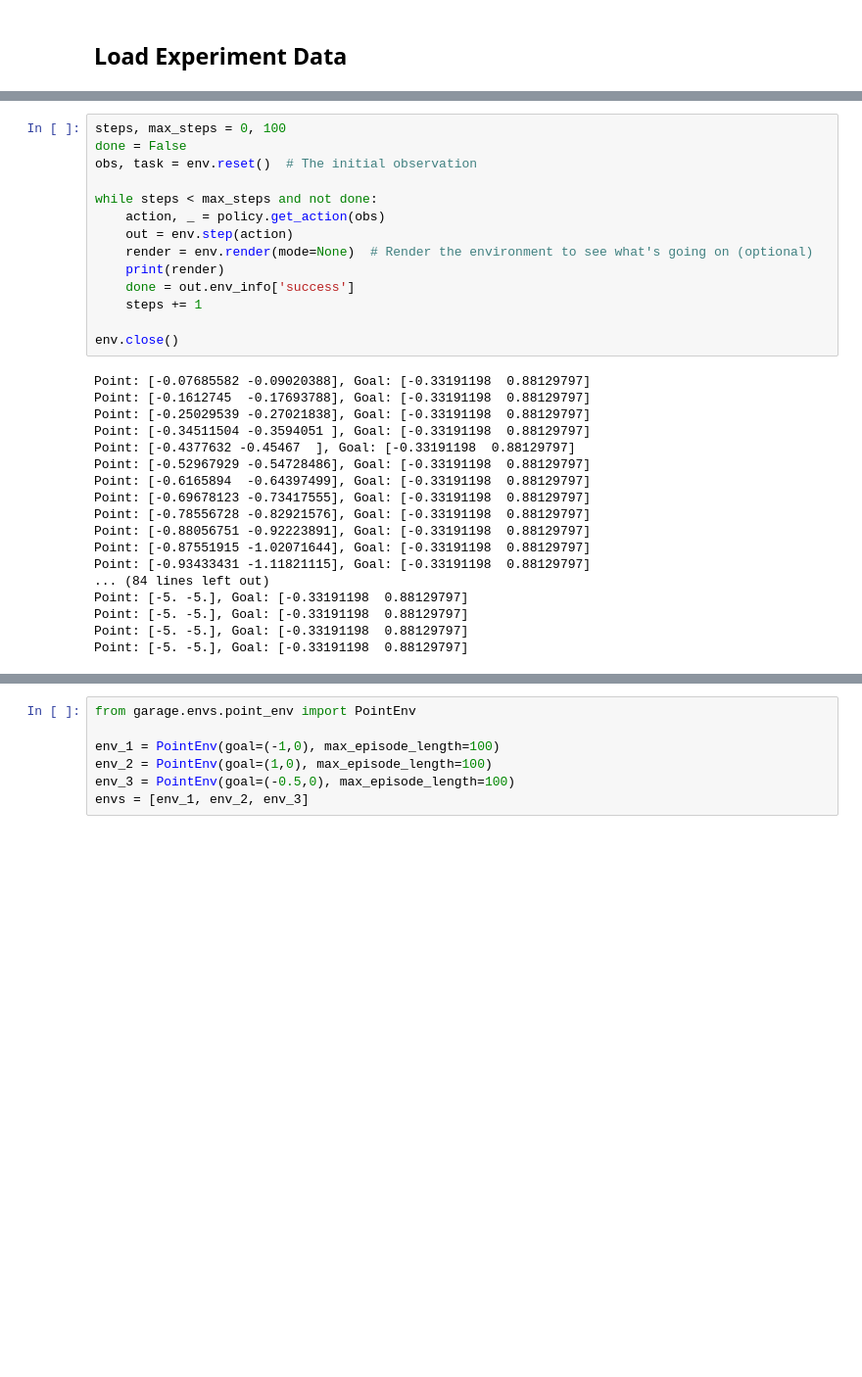
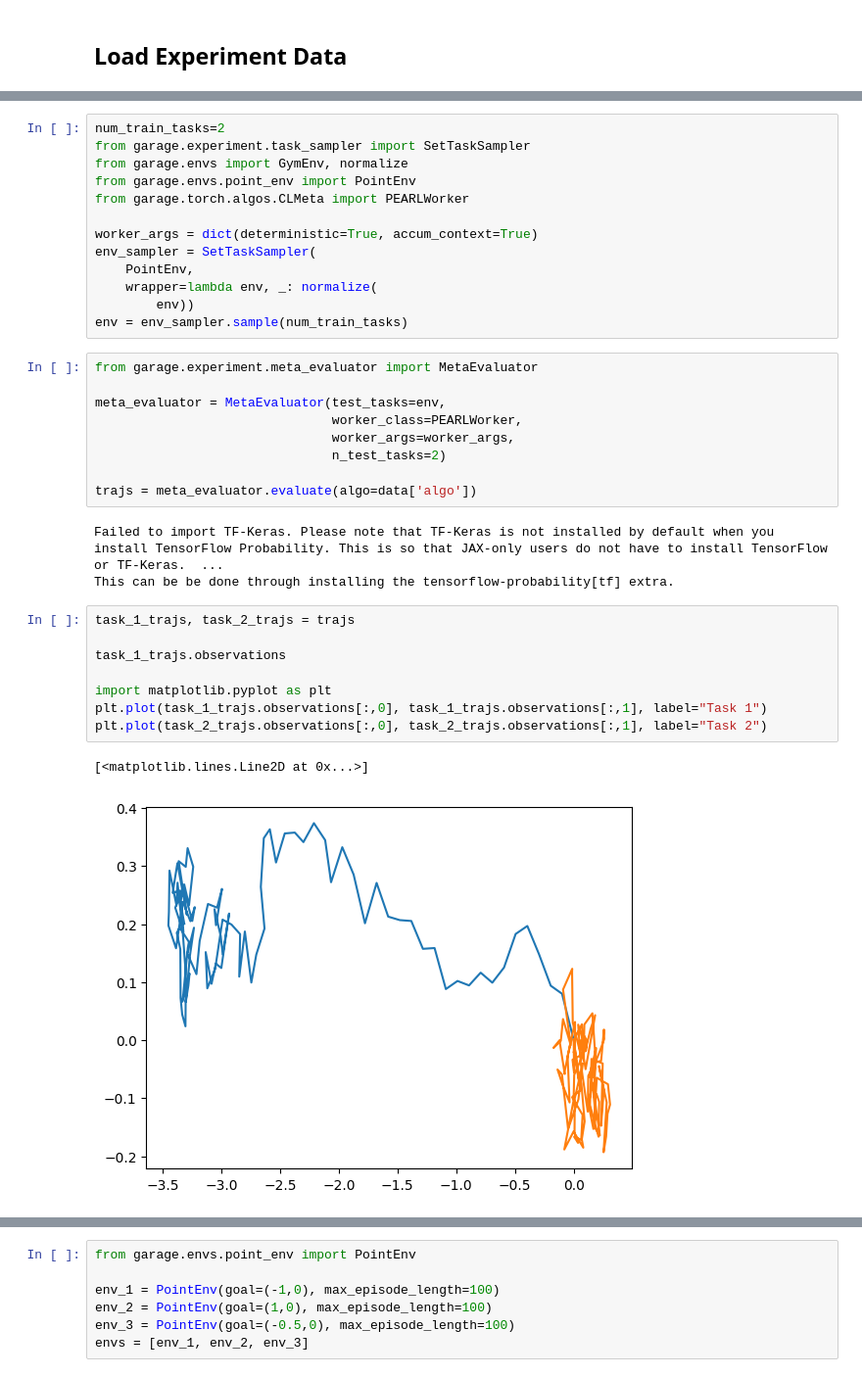
Before and after one commit to PaulNitschke/geo_meta_rl, a Jupyter notebook: example.ipynb, the cells around one changed output, grey strips where cells are left out. Shown at 98% size. Cells and saved outputs as stored; diff of their text form; blank space fills up the shorter version.

Commit message:
setup experiments visualization

```diff
--- a/example.ipynb
+++ b/example.ipynb
@@ -74,32 +31,36 @@ progress_df
-# %%
-steps, max_steps = 0, 100
-done = False
-obs, task = env.reset()  # The initial observation
-
-while steps < max_steps and not done:
-    action, _ = policy.get_action(obs)
-    out = env.step(action)
-    render = env.render(mode=None)  # Render the environment to see what's going on (optional)
-    print(render)
-    done = out.env_info['success']
-    steps += 1
-
-env.close()
-# %% [output]
-Point: [-0.07685582 -0.09020388], Goal: [-0.33191198  0.88129797]
-Point: [-0.1612745  -0.17693788], Goal: [-0.33191198  0.88129797]
-Point: [-0.25029539 -0.27021838], Goal: [-0.33191198  0.88129797]
-Point: [-0.34511504 -0.3594051 ], Goal: [-0.33191198  0.88129797]
-Point: [-0.4377632 -0.45467  ], Goal: [-0.33191198  0.88129797]
-Point: [-0.52967929 -0.54728486], Goal: [-0.33191198  0.88129797]
-Point: [-0.6165894  -0.64397499], Goal: [-0.33191198  0.88129797]
-Point: [-0.69678123 -0.73417555], Goal: [-0.33191198  0.88129797]
-Point: [-0.78556728 -0.82921576], Goal: [-0.33191198  0.88129797]
-Point: [-0.88056751 -0.92223891], Goal: [-0.33191198  0.88129797]
-Point: [-0.87551915 -1.02071644], Goal: [-0.33191198  0.88129797]
-Point: [-0.93433431 -1.11821115], Goal: [-0.33191198  0.88129797]
-... (84 lines left out)
-Point: [-5. -5.], Goal: [-0.33191198  0.88129797]
-Point: [-5. -5.], Goal: [-0.33191198  0.88129797]
-Point: [-5. -5.], Goal: [-0.33191198  0.88129797]
-Point: [-5. -5.], Goal: [-0.33191198  0.88129797]
+# %%
+num_train_tasks=2
+from garage.experiment.task_sampler import SetTaskSampler
+from garage.envs import GymEnv, normalize
+from garage.envs.point_env import PointEnv
+from garage.torch.algos.CLMeta import PEARLWorker
+
+worker_args = dict(deterministic=True, accum_context=True)
+env_sampler = SetTaskSampler(
+    PointEnv,
+    wrapper=lambda env, _: normalize(
+        env))
+env = env_sampler.sample(num_train_tasks)
+# %%
+from garage.experiment.meta_evaluator import MetaEvaluator
+
+meta_evaluator = MetaEvaluator(test_tasks=env,
+                               worker_class=PEARLWorker,
+                               worker_args=worker_args,
+                               n_test_tasks=2)
+
+trajs = meta_evaluator.evaluate(algo=data['algo'])
+# %% [output]
+Failed to import TF-Keras. Please note that TF-Keras is not installed by default when you install TensorFlow Probability. This is so that JAX-only users do not have to install TensorFlow or TF-Keras.  ...
+This can be be done through installing the tensorflow-probability[tf] extra.
+# %%
+task_1_trajs, task_2_trajs = trajs
+
+task_1_trajs.observations
+
+import matplotlib.pyplot as plt
+plt.plot(task_1_trajs.observations[:,0], task_1_trajs.observations[:,1], label="Task 1")
+plt.plot(task_2_trajs.observations[:,0], task_2_trajs.observations[:,1], label="Task 2")
+# %% [output]
+[<matplotlib.lines.Line2D at 0x...>]
+[figure, added]
```
Also changed, not shown: parts of 5 cells of this notebook, 4 other files.
